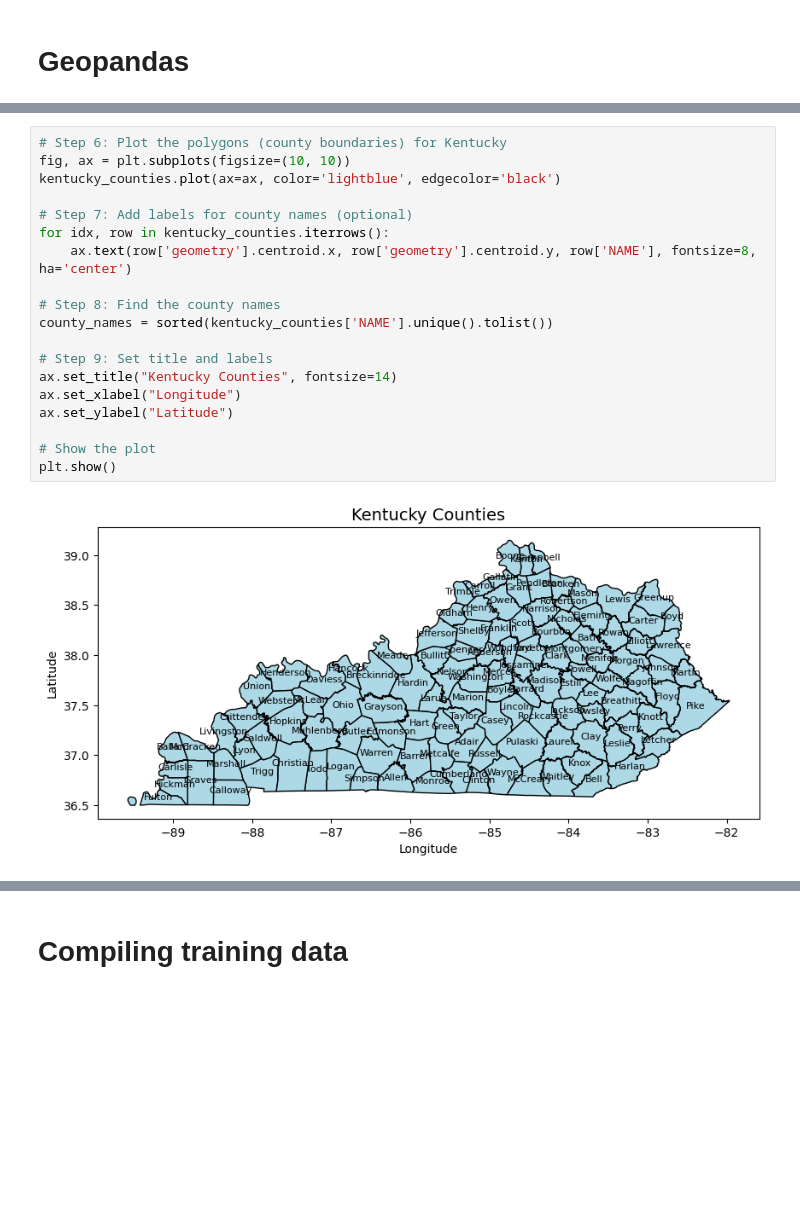
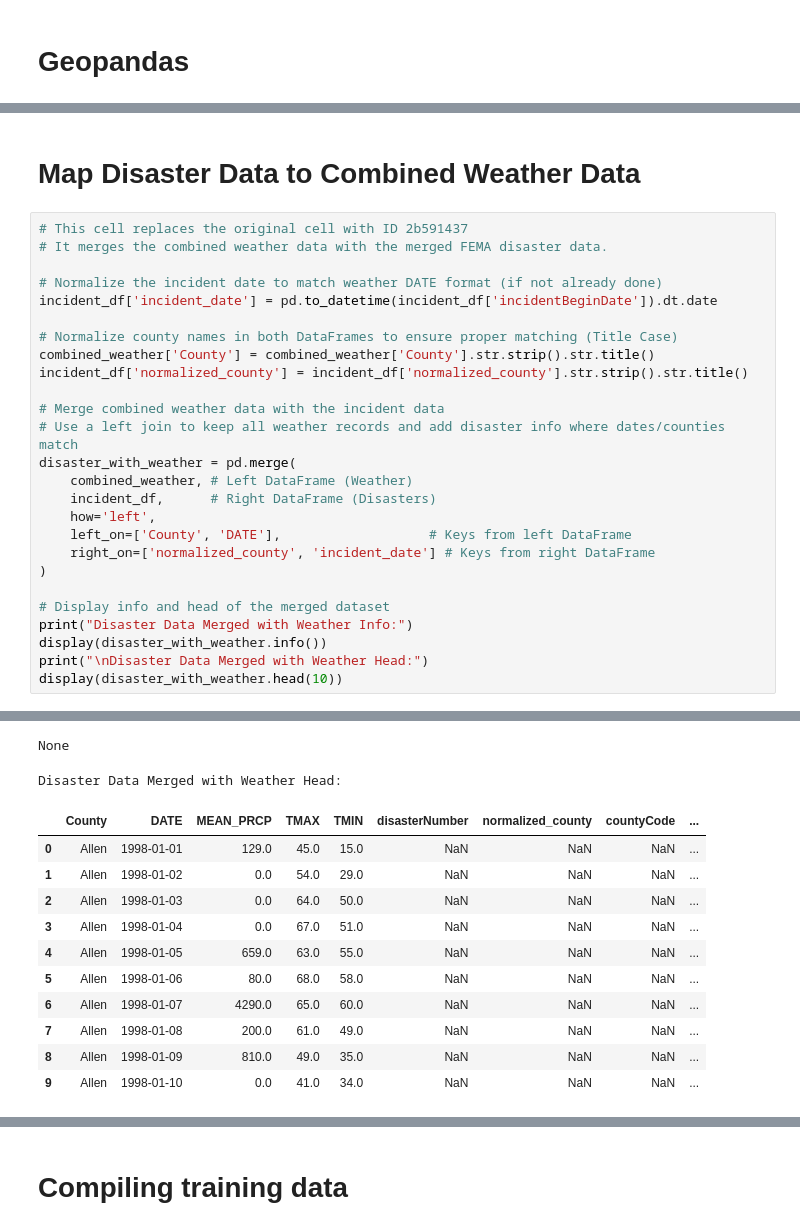
Before and after one commit to shawnericksen/Kentucky-Disaster-Road-Damages, a Jupyter notebook: main.ipynb, the cells around one changed output, grey strips where cells are left out. Cells and saved outputs as stored; diff of their text form; blank space fills up the shorter version.

```diff
--- a/main.ipynb
+++ b/main.ipynb
@@ -351,21 +556,29 @@ print(result.head(5))
+# %% [markdown]
+# Map Disaster Data to Combined Weather Data
 # %%
-# Step 6: Plot the polygons (county boundaries) for Kentucky
-fig, ax = plt.subplots(figsize=(10, 10))
-kentucky_counties.plot(ax=ax, color='lightblue', edgecolor='black')
+# This cell replaces the original cell with ID 2b591437
+# It merges the combined weather data with the merged FEMA disaster data.
 
-# Step 7: Add labels for county names (optional)
-for idx, row in kentucky_counties.iterrows():
-    ax.text(row['geometry'].centroid.x, row['geometry'].centroid.y, row['NAME'], fontsize=8, ha='center')
+# Normalize the incident date to match weather DATE format (if not already done)
+incident_df['incident_date'] = pd.to_datetime(incident_df['incidentBeginDate']).dt.date
 
-# Step 8: Find the county names
-county_names = sorted(kentucky_counties['NAME'].unique().tolist())
+# Normalize county names in both DataFrames to ensure proper matching (Title Case)
+combined_weather['County'] = combined_weather['County'].str.strip().str.title()
+incident_df['normalized_county'] = incident_df['normalized_county'].str.strip().str.title()
 
-# Step 9: Set title and labels
-ax.set_title("Kentucky Counties", fontsize=14)
-ax.set_xlabel("Longitude")
-ax.set_ylabel("Latitude")
+# Merge combined weather data with the incident data
+# Use a left join to keep all weather records and add disaster info where dates/counties match
+disaster_with_weather = pd.merge(
+    combined_weather, # Left DataFrame (Weather)
+    incident_df,      # Right DataFrame (Disasters)
+    how='left',
+    left_on=['County', 'DATE'],                   # Keys from left DataFrame
+    right_on=['normalized_county', 'incident_date'] # Keys from right DataFrame
+)
 
-# Show the plot
-plt.show()
+# Display info and head of the merged dataset
+print("Disaster Data Merged with Weather Info:")
+display(disaster_with_weather.info())
+print("\nDisaster Data Merged with Weather Head:")
+display(disaster_with_weather.head(10))
 # %% [output]
-[figure, removed]
@@ -371,0 +605,13 @@ plt.show()
+None
+Disaster Data Merged with Weather Head:
+|  | County | DATE | MEAN_PRCP | TMAX | TMIN | disasterNumber | normalized_county | countyCode | ... |
+| 0 | Allen | 1998-01-01 | 129.0 | 45.0 | 15.0 | NaN | NaN | NaN | ... |
+| 1 | Allen | 1998-01-02 | 0.0 | 54.0 | 29.0 | NaN | NaN | NaN | ... |
+| 2 | Allen | 1998-01-03 | 0.0 | 64.0 | 50.0 | NaN | NaN | NaN | ... |
+| 3 | Allen | 1998-01-04 | 0.0 | 67.0 | 51.0 | NaN | NaN | NaN | ... |
+| 4 | Allen | 1998-01-05 | 659.0 | 63.0 | 55.0 | NaN | NaN | NaN | ... |
+| 5 | Allen | 1998-01-06 | 80.0 | 68.0 | 58.0 | NaN | NaN | NaN | ... |
+| 6 | Allen | 1998-01-07 | 4290.0 | 65.0 | 60.0 | NaN | NaN | NaN | ... |
+| 7 | Allen | 1998-01-08 | 200.0 | 61.0 | 49.0 | NaN | NaN | NaN | ... |
+| 8 | Allen | 1998-01-09 | 810.0 | 49.0 | 35.0 | NaN | NaN | NaN | ... |
+| 9 | Allen | 1998-01-10 | 0.0 | 41.0 | 34.0 | NaN | NaN | NaN | ... |
```
Also changed, not shown: parts of 26 cells of this notebook.
